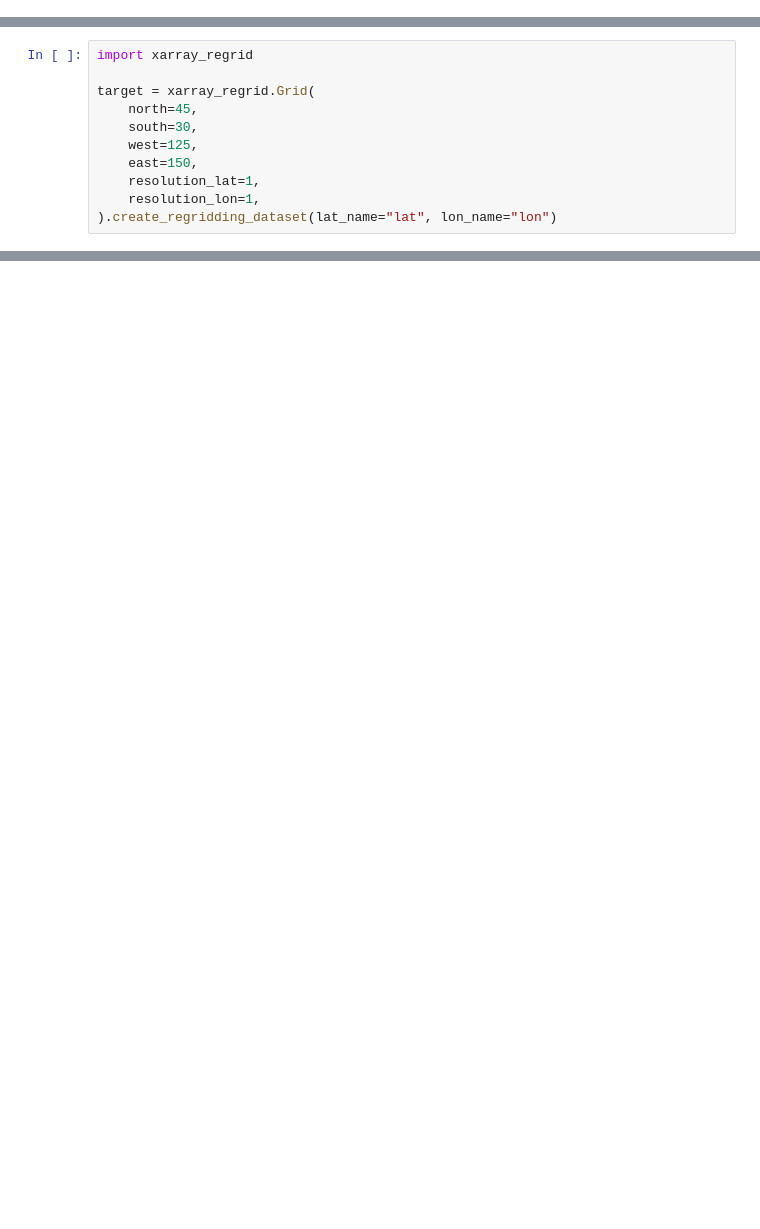
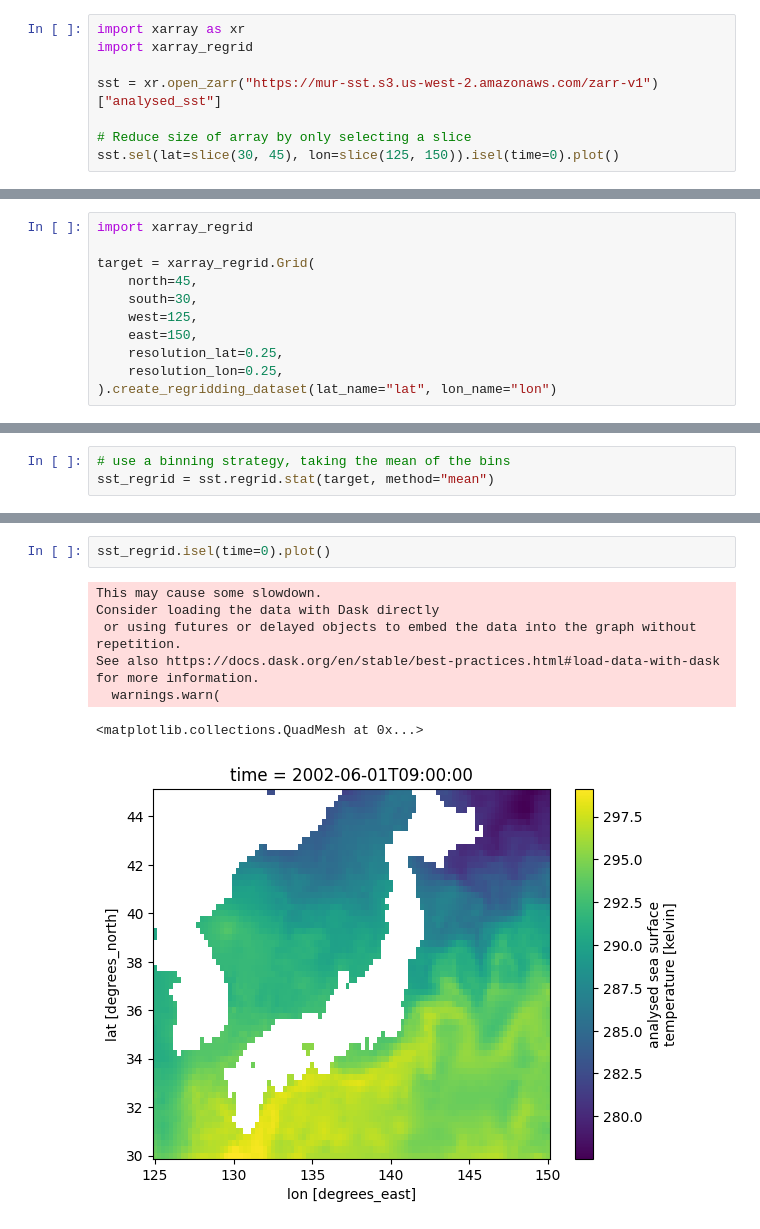
Before and after one commit to EXCITED-CO2/workshop_tutorial, a Jupyter notebook: book/sections/lazy_computation.ipynb, the cells around one changed output, grey strips where cells are left out. Cells and saved outputs as stored; diff of their text form; blank space fills up the shorter version.

```diff
--- a/book/sections/lazy_computation.ipynb
+++ b/book/sections/lazy_computation.ipynb
@@ -13,0 +86,8 @@ ds
+# %%
+import xarray as xr
+import xarray_regrid
+
+sst = xr.open_zarr("https://mur-sst.s3.us-west-2.amazonaws.com/zarr-v1")["analysed_sst"]
+
+# Reduce size of array by only selecting a slice
+sst.sel(lat=slice(30, 45), lon=slice(125, 150)).isel(time=0).plot()
@@ -19,6 +137,6 @@ target = xarray_regrid.Grid(
     south=30,
     west=125,
     east=150,
-    resolution_lat=1,
-    resolution_lon=1,
+    resolution_lat=0.25,
+    resolution_lon=0.25,
 ).create_regridding_dataset(lat_name="lat", lon_name="lon")
@@ -54,0 +147,3 @@ pr.regrid.conservative(target_ds).plot(
+# %%
+# use a binning strategy, taking the mean of the bins
+sst_regrid = sst.regrid.stat(target, method="mean")
@@ -54,0 +182,10 @@ pr.regrid.conservative(target_ds).plot(
+# %%
+sst_regrid.isel(time=0).plot()
+# %% [output]
+This may cause some slowdown.
+Consider loading the data with Dask directly
+ or using futures or delayed objects to embed the data into the graph without repetition.
+See also https://docs.dask.org/en/stable/best-practices.html#load-data-with-dask for more information.
+  warnings.warn(
+<matplotlib.collections.QuadMesh at 0x...>
+[figure, added]
```
Also changed, not shown: parts of 21 cells of this notebook.
